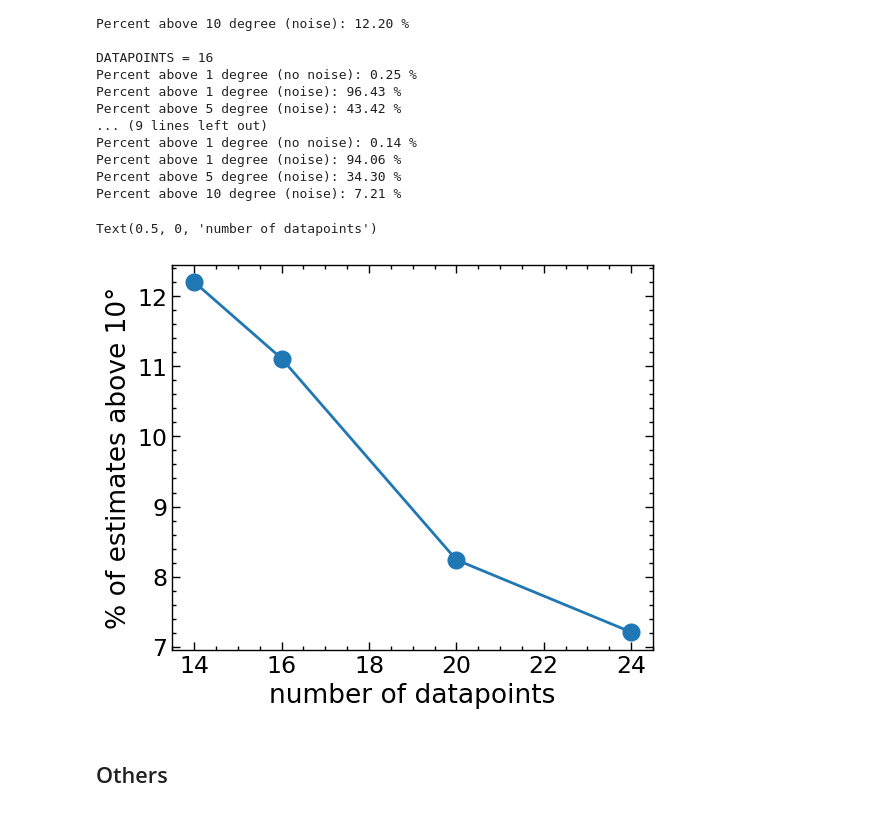
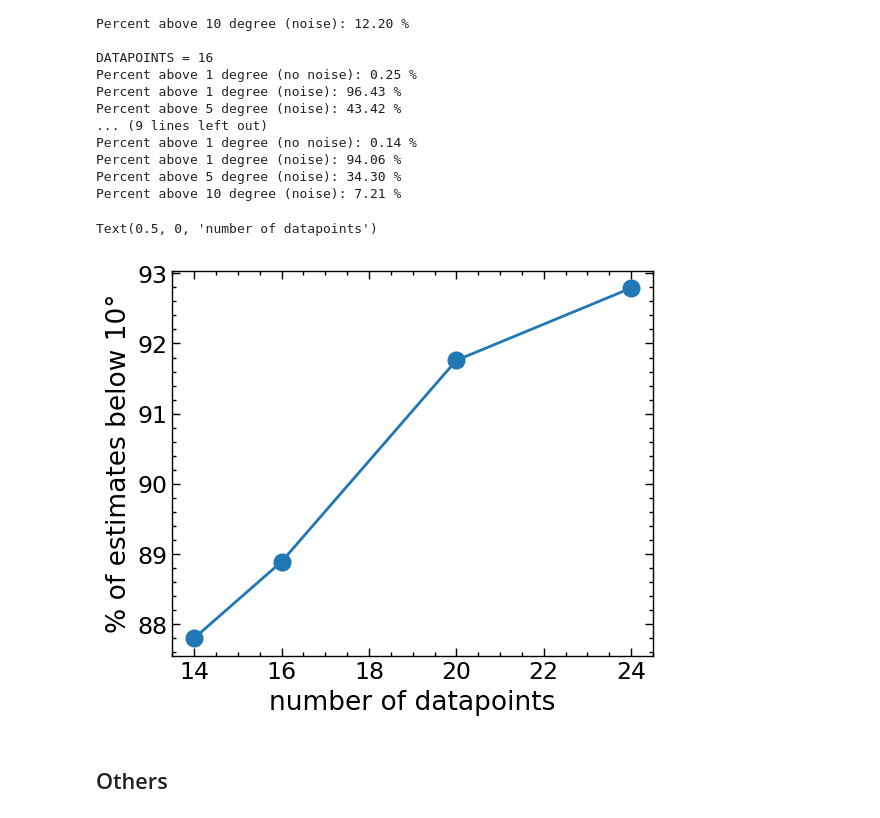
Before and after one commit to bertopadron/FTIR-EBSD, a Jupyter notebook: docs/08c_stats_test.ipynb, the cells around one changed output. Saved outputs shown, nothing was run; the diff lists cells and outputs as text; code cells hidden in the pictures.

```diff
--- a/docs/08b_stats_test.ipynb
+++ b/docs/08c_stats_test.ipynb
@@ -249,12 +249,12 @@ Percent above 10 degree (noise): 7.21 %
 # %%
 fig, ax = plt.subplots()
 
-ax.plot([14, 16, 20, 24], [12.20, 11.11, 8.24, 7.21], 'o-')
-ax.set_ylabel('% of estimates above 10°')
+ax.plot([14, 16, 20, 24], [100-12.20, 100-11.11, 100-8.24, 100-7.21], 'o-')
+ax.set_ylabel('% of estimates below 10°')
 ax.set_xlabel('number of datapoints')
 # %% [output]
 Text(0.5, 0, 'number of datapoints')
-[figure, old version]
+[figure, new version]
 # %% [markdown]
 ## Others
 # %%
```
Also changed, not shown: parts of 1 cell of this notebook.
